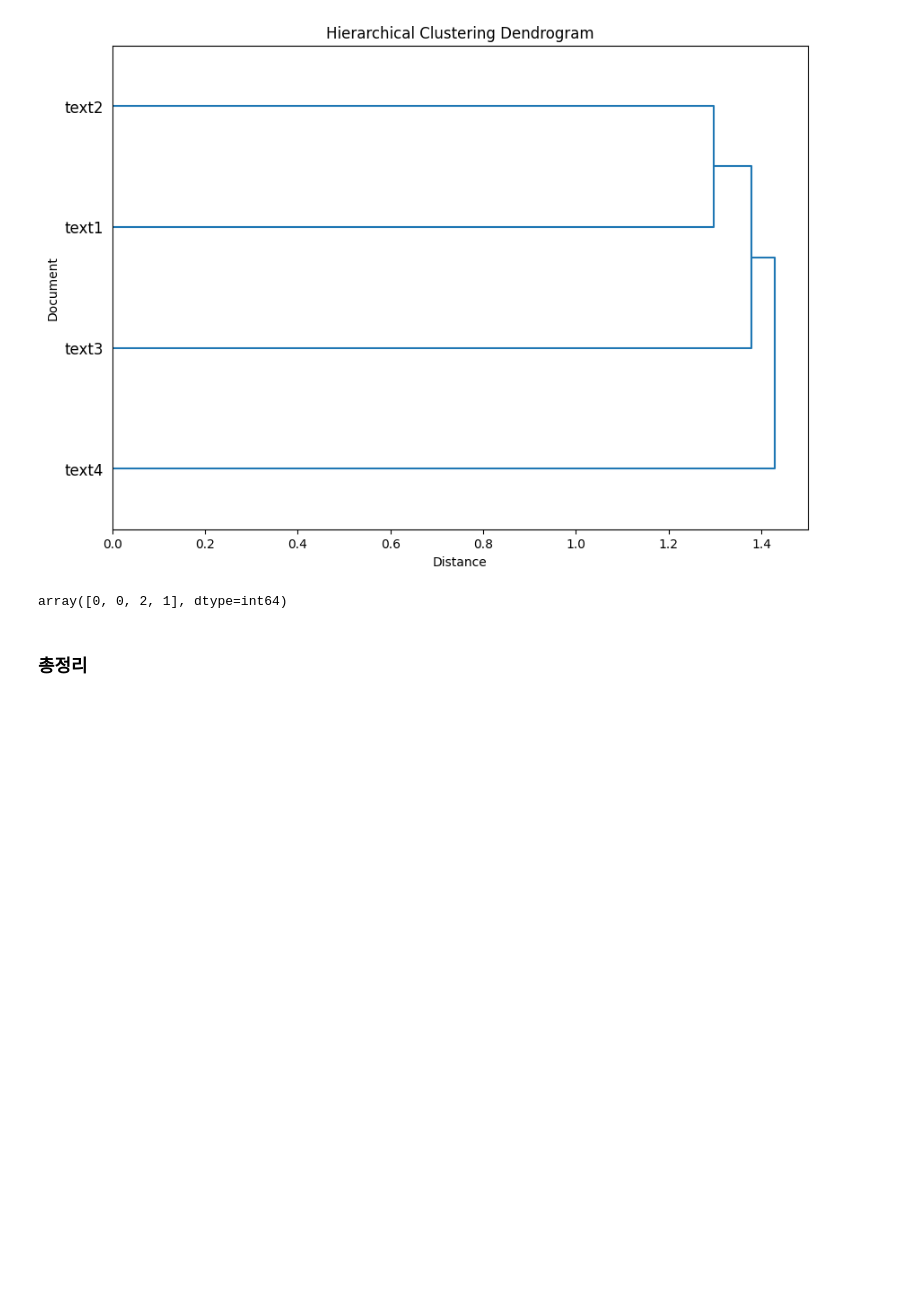
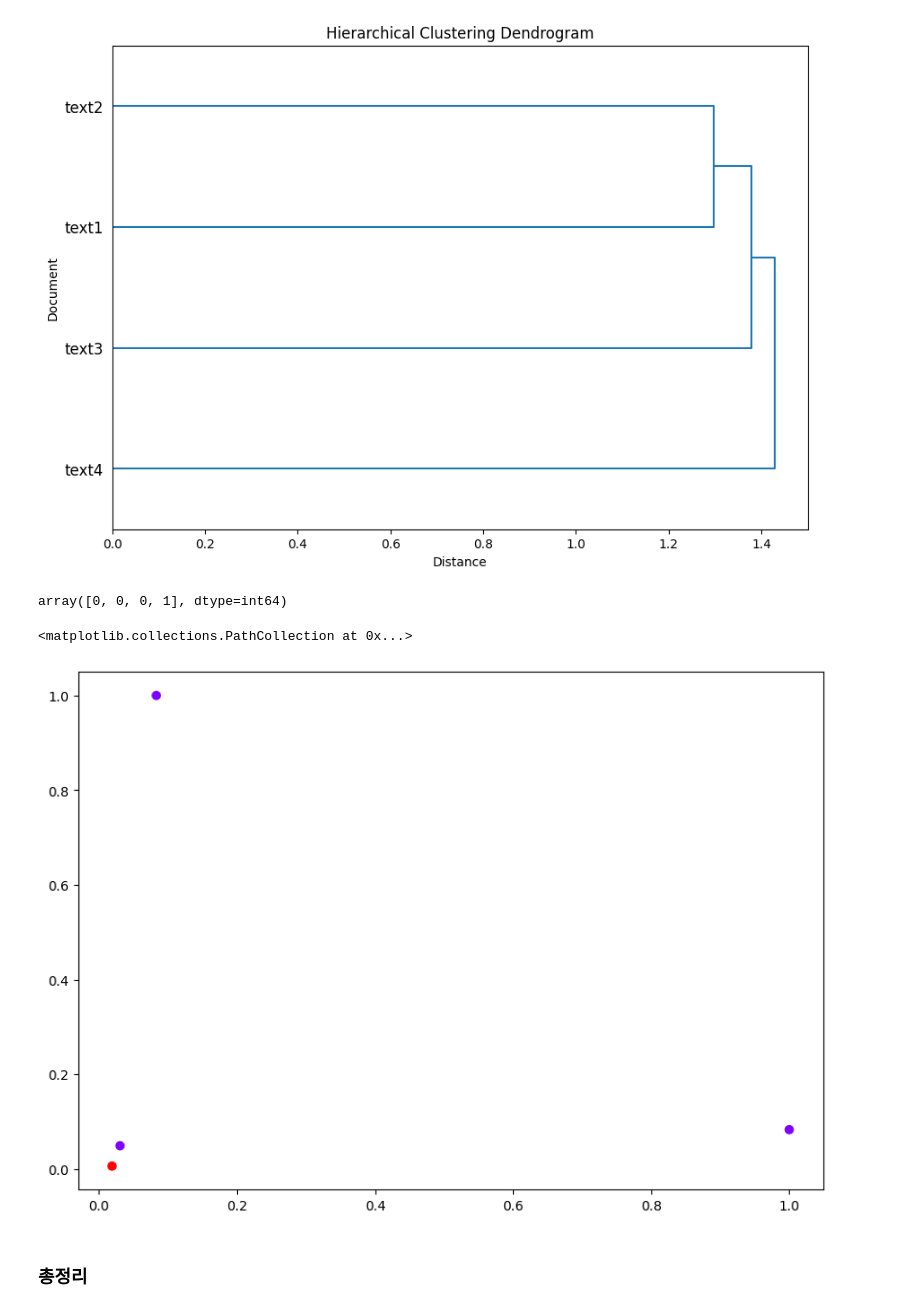
Before and after one commit to yjyj989812/Naver_news_Clustering_RE, a Jupyter notebook: nlptest_2.ipynb, the cells around one changed output. Drawn from its saved outputs; the diff is of its cells as text; code cells hidden in the pictures; blank space fills up the shorter version.

```diff
--- a/nlptest_2.ipynb
+++ b/nlptest_2.ipynb
@@ -359,11 +359,17 @@ plot_dendrogram(clustering, labels=['text1','text2','text3','text4'])
 [figure]
 # %%
 from sklearn.cluster import AgglomerativeClustering
-
-cluster = AgglomerativeClustering(n_clusters=3, linkage='ward')
+# cosine_dist = 1 - cosine_sim
+cluster = AgglomerativeClustering(n_clusters=2, linkage='average')
 cluster.fit_predict(cosine_sim)
 # %% [output]
-array([0, 0, 2, 1], dtype=int64)
+array([0, 0, 0, 1], dtype=int64)
+# %%
+plt.figure(figsize=(10, 7))
+plt.scatter(cosine_sim[:,0], cosine_sim[:,1], c=cluster.labels_, cmap='rainbow')
+# %% [output]
+<matplotlib.collections.PathCollection at 0x...>
+[figure, added]
 # %% [markdown]
 ### 총정리
 # %%
```
Also changed, not shown: parts of 5 cells of this notebook.
